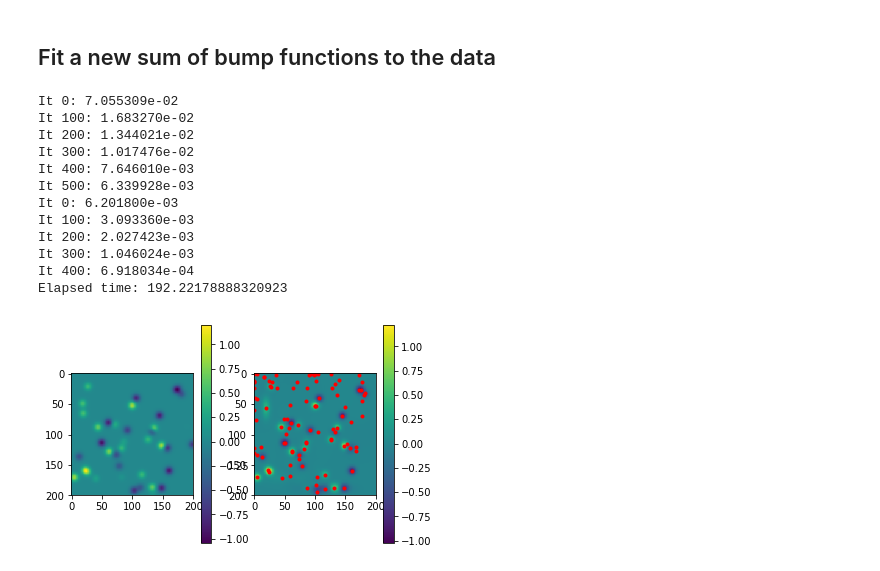
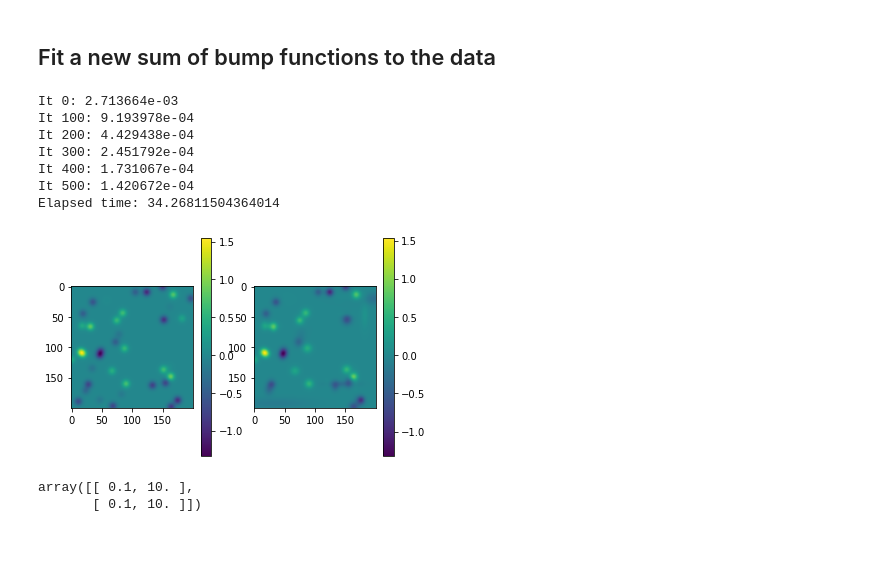
Before and after one commit to wbishopJanelia/janelia_core, a Jupyter notebook: development/sparse_networks/efficient_bump_fcn_fittring.ipynb, the cells around one changed output. Saved outputs shown, nothing was run; the diff lists cells and outputs as text; code cells hidden in the pictures; blank space fills up the shorter version.

Commit message:
Added code for bump functions.

```diff
--- a/development/sparse_networks/efficient_bump_fcn_fittring.ipynb
+++ b/development/sparse_networks/efficient_bump_fcn_fittring.ipynb
@@ -448,7 +448,7 @@ plot_2d_f(torch_mod_to_fcn(fit_bf), n_smps_per_dim=200)
 fcn_generator = F_t(n_bumps = 40, bump_peak_vl_range = [-1, 1], cov_ev_range = [.001, .001])
 f_true = fcn_generator.generate()
 
-x = np.random.rand(1000000,2)
+x = np.random.rand(10000,2)
 y = f_true(x)
 
 x = torch.tensor(x, dtype=torch.float32)
@@ -460,4 +460,4 @@ plot_2d_f(f_true, n_smps_per_dim=200)
 # %% [markdown]
 ## Fit a new sum of bump functions to the data
 # %%
-run_on_gpu = True
+run_on_gpu = False
@@ -466,3 +464,5 @@ fit_sf = SumOfBumpFcns(100,support_p=.01)
+# %%
+fit_sf = SumOfBumpFcns(100,support_p=.01, bandwidth_range=np.asarray([[10, 10], [10, 10]]), mag_range=np.asarray([0, 0.0]))
 # %%
 if run_on_gpu:
     fit_sf = fit_sf.to('cuda')
@@ -474,9 +474,9 @@ else:
     y = y.to('cpu')
 # %%
 lr = .01
-center_k = .001
-mag_k = .0001
-bandwidth_k = .0001
+center_k = 0 #.001
+mag_k = 0# .0001
+bandwidth_k = 0 #.0001
 enforce_bounds=True
 batch_size = 100000
 
@@ -485,7 +485,7 @@ t0 = time.time()
 fit(fit_sf, x, y, n_its = 501, lr=lr, batch_size=batch_size, center_k=center_k, mag_k=mag_k,
     bandwidth_k=bandwidth_k, enforce_bounds=enforce_bounds,
     update_int=100)
-for i in range(1):
+for i in range(0):
     fit(fit_sf, x, y, n_its = 500, lr=lr, batch_size=batch_size, center_k=0, mag_k=0,
         bandwidth_k=0, enforce_bounds=enforce_bounds,
         update_int=100)
@@ -494,18 +494,13 @@ t_stop = time.time()
 
 print('Elapsed time: ' + str(t_stop - t0))
 # %% [output]
-It 0: 7.055309e-02
-It 100: 1.683270e-02
-It 200: 1.344021e-02
-It 300: 1.017476e-02
-It 400: 7.646010e-03
-It 500: 6.339928e-03
-It 0: 6.201800e-03
-It 100: 3.093360e-03
-It 200: 2.027423e-03
-It 300: 1.046024e-03
-It 400: 6.918034e-04
-Elapsed time: 192.22178888320923
+It 0: 2.713664e-03
+It 100: 9.193978e-04
+It 200: 4.429438e-04
+It 300: 2.451792e-04
+It 400: 1.731067e-04
+It 500: 1.420672e-04
+Elapsed time: 34.26811504364014
 # %%
 fit_sf = fit_sf.to('cpu')
 x = x.to('cpu')
@@ -513,13 +508,18 @@ y = y.to('cpu')
 # %%
 plt.subplot(1,2,1)
 plot_2d_f(f_true, n_smps_per_dim=200)
 plt.subplot(1,2,2)
 plot_2d_f(torch_mod_to_fcn(fit_sf), n_smps_per_dim=200)
 
-for f in fit_sf.bump_fcns:
-    cur_ctr = f.ctr.detach().numpy()
-    plt.plot(200*cur_ctr[0], 200*cur_ctr[1], 'r.')
+#for f in fit_sf.bump_fcns:
+    #cur_ctr = f.ctr.detach().numpy()
+    #plt.plot(200*cur_ctr[0], 200*cur_ctr[1], 'r.')
 # %% [output]
-[figure, old version]
+[figure, new version]
+# %%
+np.asarray([[.1, 10], [.1, 10]])
+# %% [output]
+array([[ 0.1, 10. ],
+       [ 0.1, 10. ]])
 # %%
 ctrs
```
Also changed, not shown: parts of 10 cells of this notebook, 5 other files.
